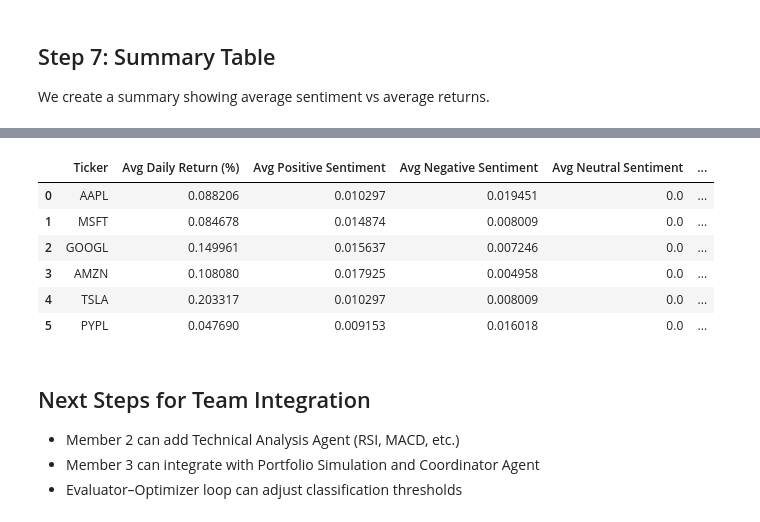
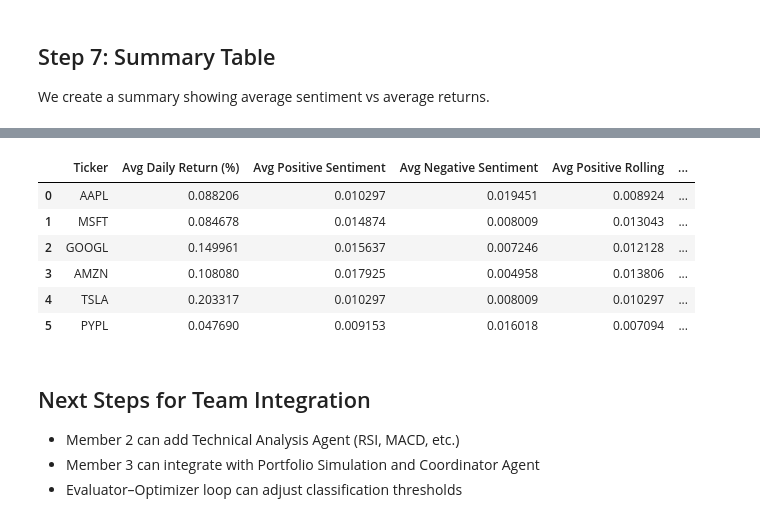
Before and after one commit to ramindersinghusd/aai-520-in3-project, a Jupyter notebook: StockSentimentAgent_MultiStock_Member1.ipynb, the cells around one changed output, grey strips where cells are left out. Cells and saved outputs as stored; diff of their text form; code cells hidden in the pictures.

```diff
--- a/StockSentimentAgent_MultiStock_Member1.ipynb
+++ b/StockSentimentAgent_MultiStock_Member1.ipynb
@@ -328,68 +319,55 @@ for ticker, combined in agent.results.items():
 ## Step 7: Summary Table
 We create a summary showing average sentiment vs average returns.
 # %%
-# -----------------------------
-# Summary Table
-# -----------------------------
+# -------------------------
+# SUMMARY TABLE
+# -------------------------
 summary = []
 
 for ticker, combined in results.items():
-    # Detect Close column dynamically
+    # Identify Close column
     close_col_candidates = [c for c in combined.columns if 'Close' in c]
-    if close_col_candidates:
-        close_col = close_col_candidates[0]
-    else:
-        print(f"No Close column found for {ticker}, skipping summary.")
+    if not close_col_candidates:
+        print(f"No Close column for {ticker}, skipping...")
         continue
+    close_col = close_col_candidates[0]
 
-    # Avg daily return %
+    # Ensure numeric types
+    combined[close_col] = pd.to_numeric(combined[close_col], errors='coerce')
+    for col in ['POSITIVE', 'NEGATIVE', 'POSITIVE_rolling', 'NEGATIVE_rolling']:
+        if col in combined:
+            combined[col] = pd.to_numeric(combined[col], errors='coerce')
+        else:
+            combined[col] = 0
+
+    # Average daily return
     avg_return = combined[close_col].pct_change().mean() * 100
 
-    # Average sentiment proportions
-    pos_sent = combined['POSITIVE'].mean()
-    neg_sent = combined['NEGATIVE'].mean()
-    neu_sent = combined['NEUTRAL'].mean()
-    sentiment_score = combined['sentiment_score'].mean()
+    # Average sentiment
+    avg_pos = combined['POSITIVE'].mean()
+    avg_neg = combined['NEGATIVE'].mean()
+
+    # Rolling sentiment
     pos_rolling = combined['POSITIVE_rolling'].mean()
     neg_rolling = combined['NEGATIVE_rolling'].mean()
 
-    # Correlations with volume
-    vol_corr_pos = combined['Volume'].corr(combined['POSITIVE'])
-    vol_corr_neg = combined['Volume'].corr(combined['NEGATIVE'])
+    # Market Cap
+    market_cap = combined['MarketCap'].dropna().iloc[0] if 'MarketCap' in combined else np.nan
 
-    # Correlation with market cap
-    if 'MarketCap' in combined.columns:
-        mc_corr_pos = combined['MarketCap'].corr(combined['POSITIVE'])
-        mc_corr_neg = combined['MarketCap'].corr(combined['NEGATIVE'])
-    else:
-        mc_corr_pos = mc_corr_neg = None
+    # Correlations (check if enough data)
+    mc_pos_corr = combined[['MarketCap','POSITIVE']].dropna().corr().iloc[0,1] if 'MarketCap' in combined else np.nan
+    mc_neg_corr = combined[['MarketCap','NEGATIVE']].dropna().corr().iloc[0,1] if 'MarketCap' in combined else np.nan
 
     summary.append([
-        ticker,
-        avg_return,
-        pos_sent,
-        neg_sent,
-        neu_sent,
-        sentiment_score,
-        pos_rolling,
-        neg_rolling,
-        vol_corr_pos,
-        vol_corr_neg,
-        mc_corr_pos,
-        mc_corr_neg
+        ticker, avg_return, avg_pos, avg_neg,
+        pos_rolling, neg_rolling, market_cap,
+        mc_pos_corr, mc_neg_corr
     ])
 
-# Create DataFrame
-summary_df = pd.DataFrame(
-    summary,
-    columns=[
-        'Ticker', 'Avg Daily Return (%)',
-        'Avg Positive Sentiment', 'Avg Negative Sentiment', 'Avg Neutral Sentiment',
-        'Avg Sentiment Score', 'POSITIVE Rolling Avg', 'NEGATIVE Rolling Avg',
-        'Volume vs Positive Corr', 'Volume vs Negative Corr',
-        'MarketCap vs Positive Corr', 'MarketCap vs Negative Corr'
-    ]
-)
-
+summary_df = pd.DataFrame(summary, columns=[
+    'Ticker','Avg Daily Return (%)','Avg Positive Sentiment','Avg Negative Sentiment',
+    'Avg Positive Rolling','Avg Negative Rolling','MarketCap',
+    'MarketCap vs Positive Corr','MarketCap vs Negative Corr'
+])
 summary_df
 # %% [output]
@@ -400,10 +374,10 @@ invalid value encountered in divide
-|  | Ticker | Avg Daily Return (%) | Avg Positive Sentiment | Avg Negative Sentiment | Avg Neutral Sentiment | ... |
-| 0 | AAPL | 0.088206 | 0.010297 | 0.019451 | 0.0 | ... |
-| 1 | MSFT | 0.084678 | 0.014874 | 0.008009 | 0.0 | ... |
-| 2 | GOOGL | 0.149961 | 0.015637 | 0.007246 | 0.0 | ... |
-| 3 | AMZN | 0.108080 | 0.017925 | 0.004958 | 0.0 | ... |
-| 4 | TSLA | 0.203317 | 0.010297 | 0.008009 | 0.0 | ... |
-| 5 | PYPL | 0.047690 | 0.009153 | 0.016018 | 0.0 | ... |
+|  | Ticker | Avg Daily Return (%) | Avg Positive Sentiment | Avg Negative Sentiment | Avg Positive Rolling | ... |
+| 0 | AAPL | 0.088206 | 0.010297 | 0.019451 | 0.008924 | ... |
+| 1 | MSFT | 0.084678 | 0.014874 | 0.008009 | 0.013043 | ... |
+| 2 | GOOGL | 0.149961 | 0.015637 | 0.007246 | 0.012128 | ... |
+| 3 | AMZN | 0.108080 | 0.017925 | 0.004958 | 0.013806 | ... |
+| 4 | TSLA | 0.203317 | 0.010297 | 0.008009 | 0.010297 | ... |
+| 5 | PYPL | 0.047690 | 0.009153 | 0.016018 | 0.007094 | ... |
 # %% [markdown]
 ## Next Steps for Team Integration
 - Member 2 can add Technical Analysis Agent (RSI, MACD, etc.)
```
Also changed, not shown: parts of 3 cells of this notebook.
